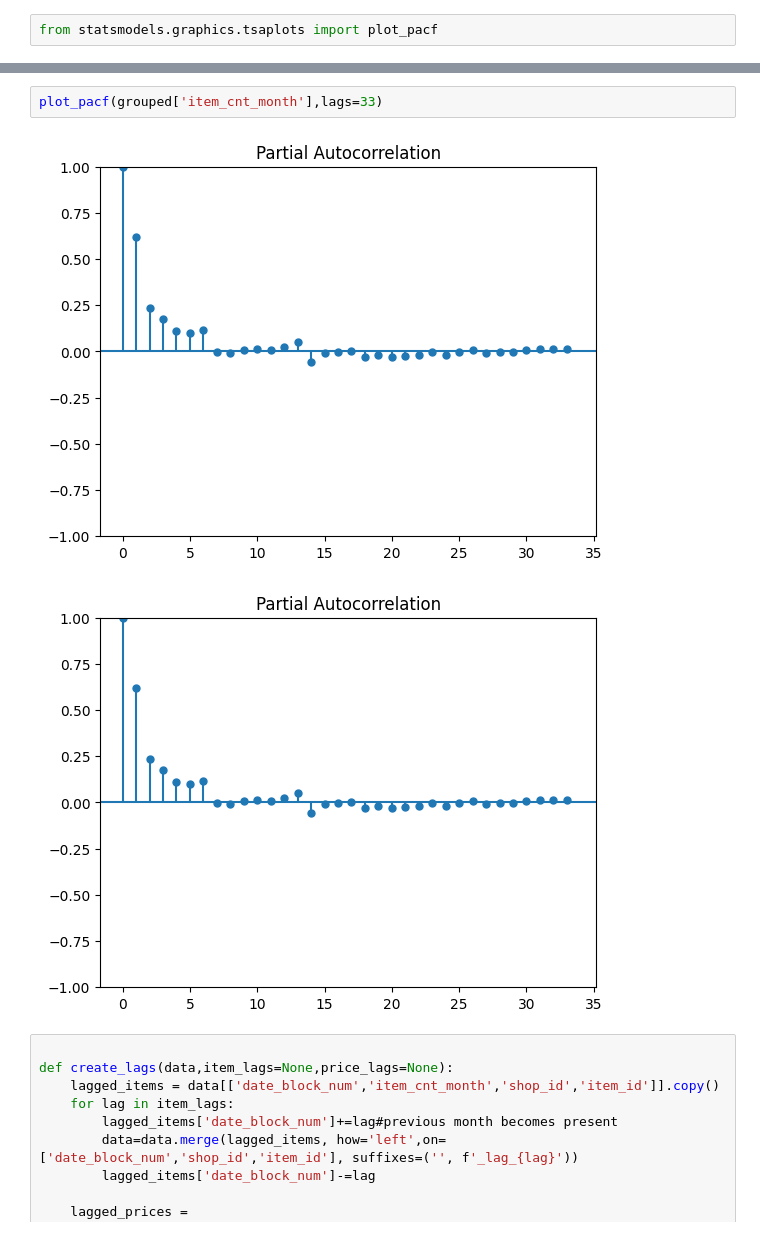
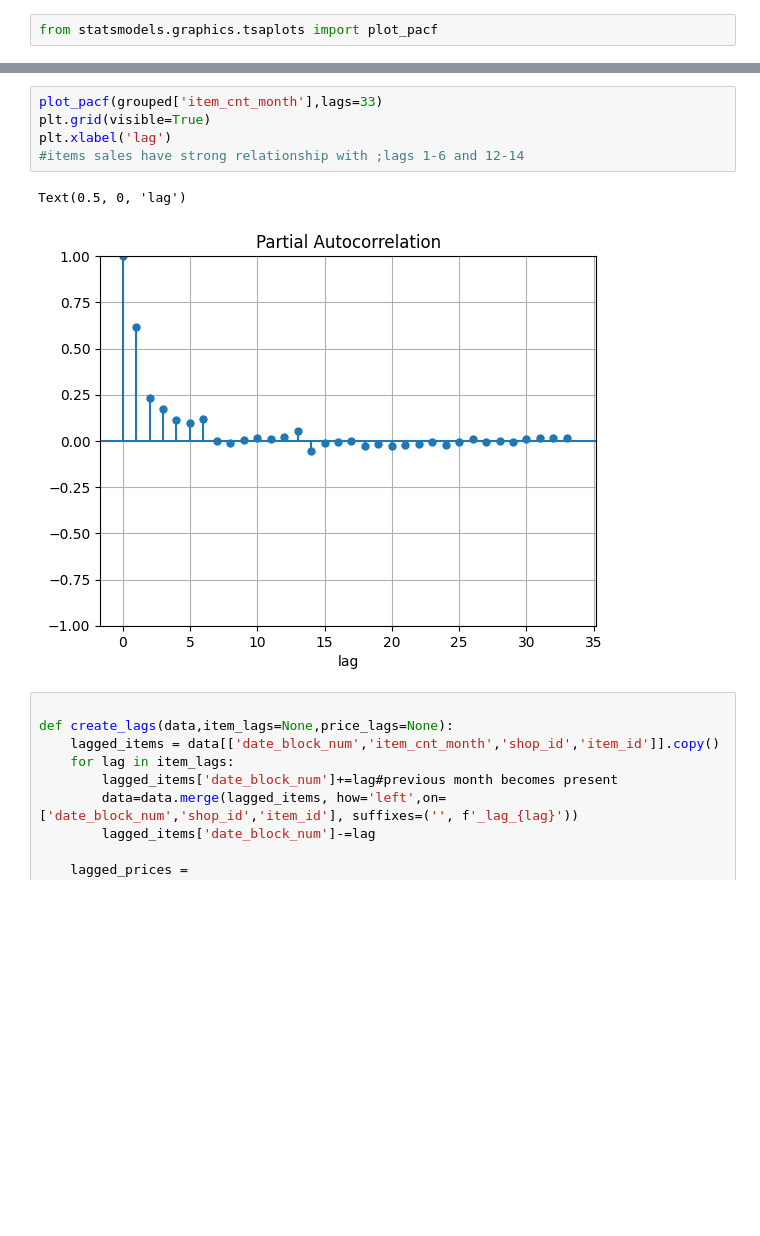
Before and after one commit to valera2444/FutureSalesPrediction, a Jupyter notebook: EDA/EDA_lags.ipynb, the cells around one changed output, grey strips where cells are left out. Drawn from its saved outputs; the diff is of its cells as text; blank space fills up the shorter version.

```diff
--- a/EDA/EDA_lags.ipynb
+++ b/EDA/EDA_lags.ipynb
@@ -141,8 +87,11 @@ plot_pacf(grouped['avg_item_price'],lags=33)
 # %%
 plot_pacf(grouped['item_cnt_month'],lags=33)
+plt.grid(visible=True)
+plt.xlabel('lag')
+#items sales have strong relationship with ;lags 1-6 and 12-14
 # %% [output]
+Text(0.5, 0, 'lag')
-[figure, old version]
+[figure, new version]
-[figure, removed]
 # %%
 
 def create_lags(data,item_lags=None,price_lags=None):
```
Also changed, not shown: parts of 19 cells of this notebook, 1 other file.
